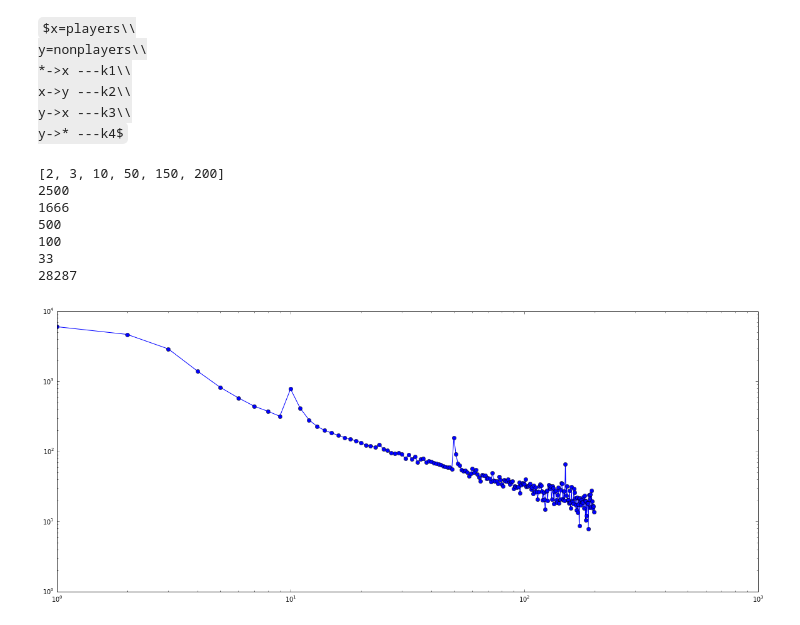
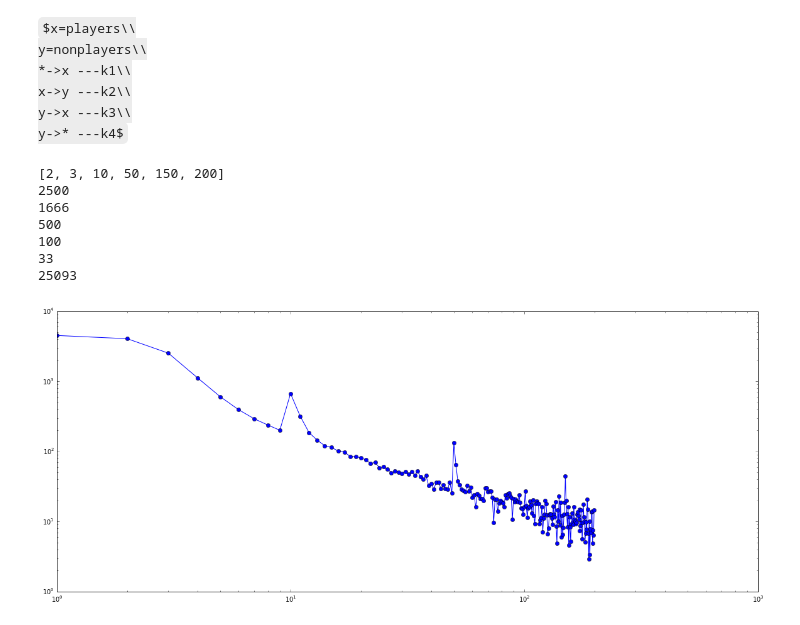
Before and after one commit to TeamMacLean/fraxinus_version1_data_analysis, a Jupyter notebook: fraxinus_visits_model/Players-nonplayers.ipynb, the cells around one changed output. Saved outputs shown, nothing was run; the diff lists cells and outputs as text; code cells hidden in the pictures; some formulas as TeX source.

Commit message:
defined delta before the loop

```diff
--- a/fraxinus_visits_model/Players-nonplayers.ipynb
+++ b/fraxinus_visits_model/Players-nonplayers.ipynb
@@ -17,14 +17,15 @@ print trelease
 import math as mth
 np={}
 np[0]=No
+delta = 0
 for i in t:
     if i in trelease:
         #delta = random.randint(10000)*5/i
         delta = No*5/i
         print delta
 
-    npa = rk.normalvariate(5000*mth.pow(i,-1.674), 3.0)+delta
-    npb = rk.normalvariate(1000*mth.pow(i,-0.764), 3.0)
+    npa = rk.normalvariate(4000*mth.pow(i,-1.674), 3.0)+delta
+    npb = rk.normalvariate(500*mth.pow(i,-0.764), 3.0)
     np[i]= npa + npb
     # print npa, npb
 
@@ -35,33 +36,33 @@ for i in t:
 
 import matplotlib.pyplot as plt
 fig, axes = plt.subplots(1, 1, figsize=(20, 8))
 plt.plot(np.keys(),np.values(),"-o")
 plt.yscale('log')
 plt.xscale('log')
 
 from scipy.integrate import simps
 import numpy as np
 def f1(x):
     xl = []
     for i in x:
         visit = rk.normalvariate(5000*mth.pow(i,-1.674), 3.0) + rk.normalvariate(2000*mth.pow(i,-0.764), 3.0)
         v = int(round(visit))
         #xl.append(visit*45/60)
-        xl.append(v*45/60)
+        xl.append(v*40/60)
     return xl
 
 x=range(1,400)
 visits = f1(x)
 
 total = sum(visits)
 #Il2 = integrate.simps(visits, x)
 print total
 # %% [output]
 [2, 3, 10, 50, 150, 200]
 2500
 1666
 500
 100
 33
-28287
+25093
-[figure, old version]
+[figure, new version]
```
